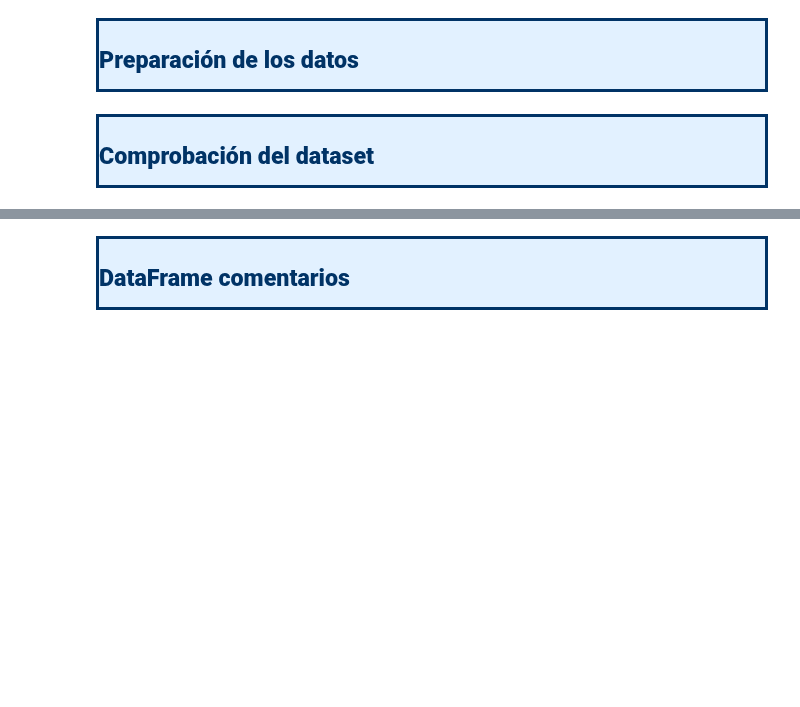
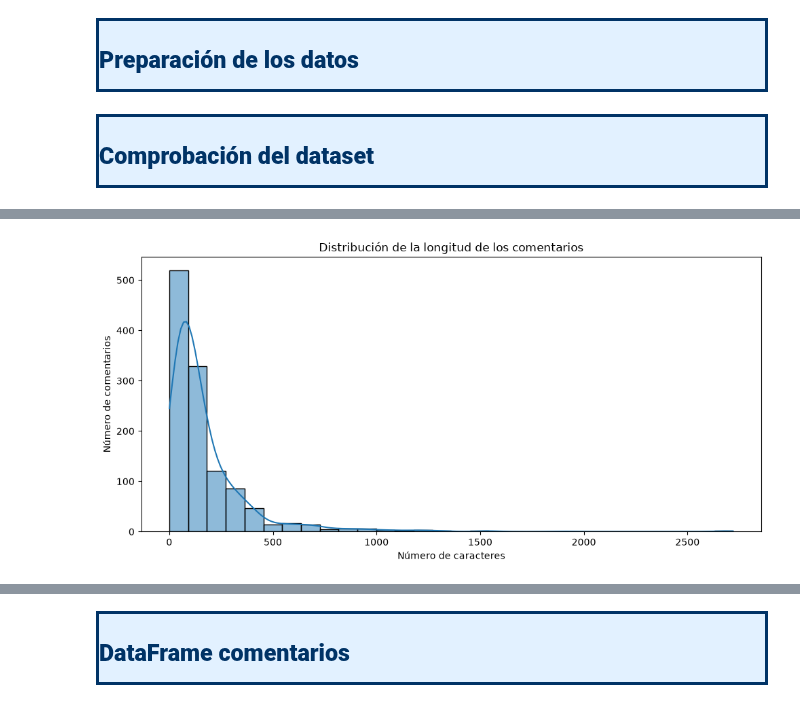
Before and after one commit to jejoama/Practicas_Curriculares, a Jupyter notebook: GENERAL.ipynb, the cells around one changed output, grey strips where cells are left out. Saved outputs shown, nothing was run; the diff lists cells and outputs as text; code cells hidden in the pictures; blank space fills up the shorter version.

```diff
--- a/GENERAL.ipynb
+++ b/GENERAL.ipynb
@@ -654,0 +326,11 @@ display(
+# %%
+# Longitud de los comentarios
+df_c["LONGITUD_CARACTERES"] = df_c["COMENTARIO"].apply(len)
+
+df_c["NUM_PALABRAS"] = df_c["COMENTARIO"].apply(
+    lambda texto: len(texto.split())
+)
+
+# Estadísticas descriptivas
+display(
+    df_c[["LONGITUD_CARACTERES", "NUM_PALABRAS"]].describe().round(2))
@@ -654,0 +347,18 @@ display(
+# %%
+# Distribución de la longitud de los comentarios
+plt.figure(figsize=(10, 5))
+
+sns.histplot(
+    data=df_c,
+    x="LONGITUD_CARACTERES",
+    bins=30,
+    kde=True
+)
+
+plt.title("Distribución de la longitud de los comentarios")
+plt.xlabel("Número de caracteres")
+plt.ylabel("Número de comentarios")
+plt.tight_layout()
+plt.show()
+# %% [output]
+[figure, added]
```
Also changed, not shown: parts of 37 cells of this notebook.
